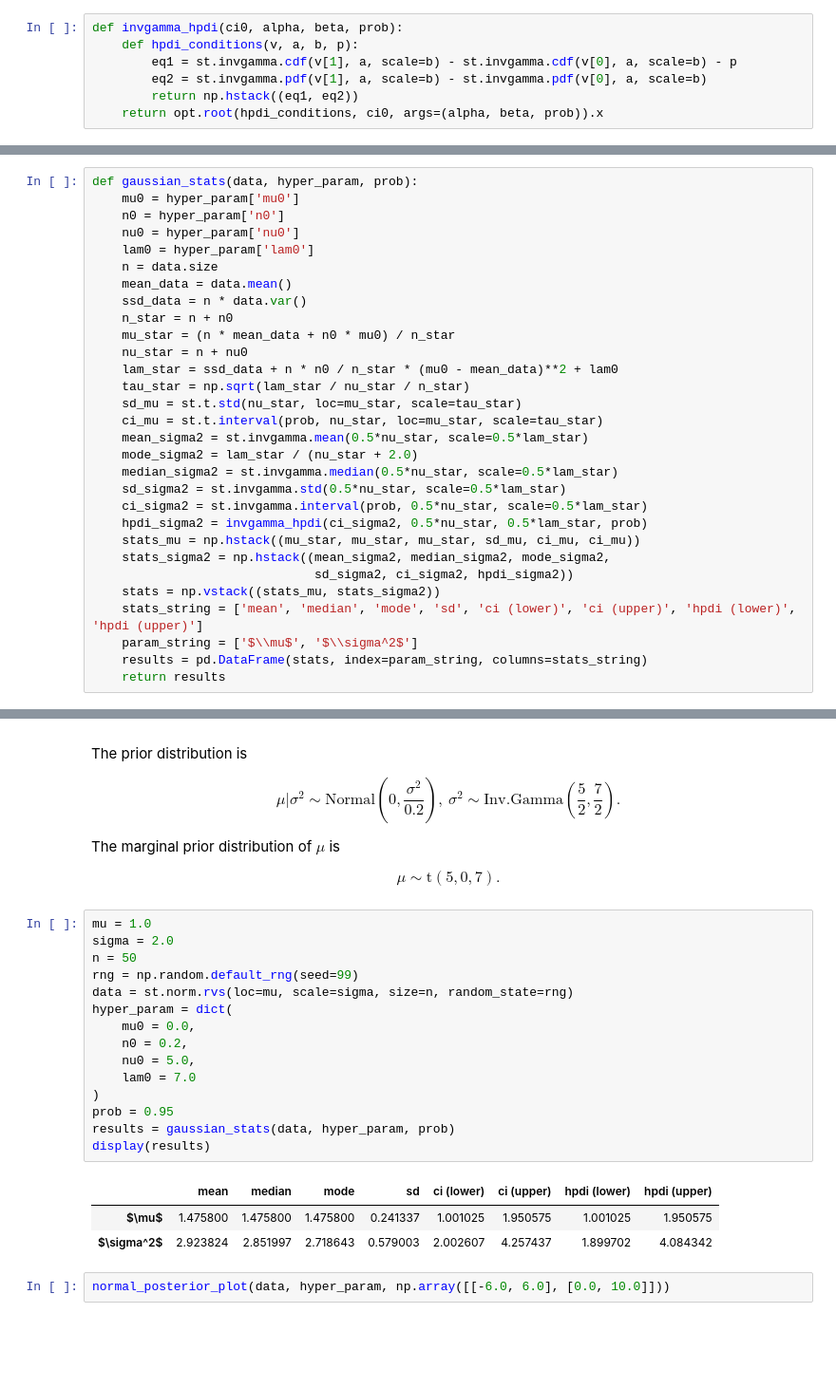
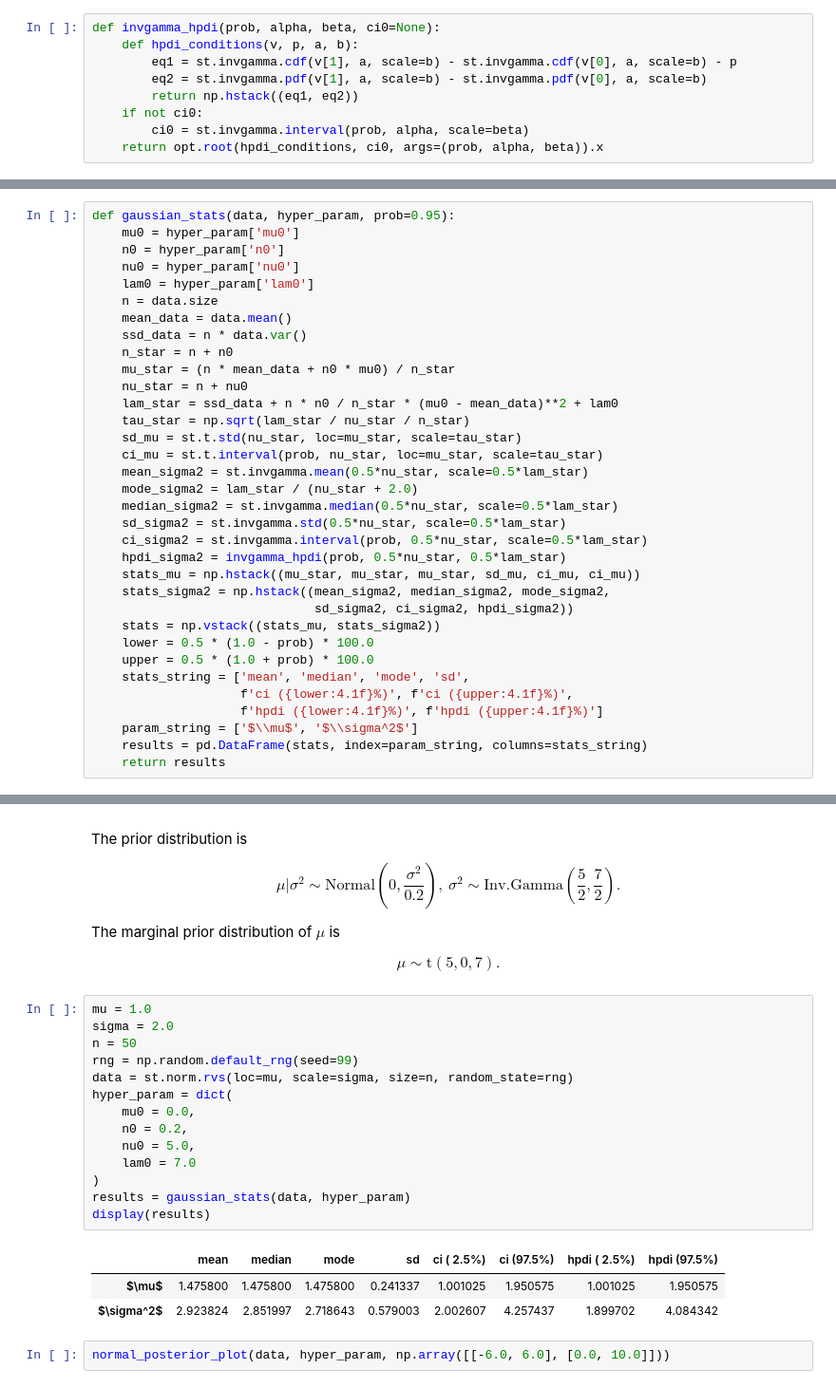
Before and after one commit to nakatsuma/probability_and_statistics, a Jupyter notebook: notebook-a/example_normal.ipynb, the cells around one changed output, grey strips where cells are left out. Shown at 95% size. Drawn from its saved outputs; the diff is of its cells as text; blank space fills up the shorter version.

```diff
--- a/notebook-a/example_normal.ipynb
+++ b/notebook-a/example_normal.ipynb
@@ -226,16 +226,18 @@ The marginal posterior distribution of $\sigma^2$ is an inverse gamma distributi
 
 ### HDPI of the inverse gamma distribution
 # %%
-def invgamma_hpdi(ci0, alpha, beta, prob):
-    def hpdi_conditions(v, a, b, p):
+def invgamma_hpdi(prob, alpha, beta, ci0=None):
+    def hpdi_conditions(v, p, a, b):
         eq1 = st.invgamma.cdf(v[1], a, scale=b) - st.invgamma.cdf(v[0], a, scale=b) - p
         eq2 = st.invgamma.pdf(v[1], a, scale=b) - st.invgamma.pdf(v[0], a, scale=b)
         return np.hstack((eq1, eq2))
-    return opt.root(hpdi_conditions, ci0, args=(alpha, beta, prob)).x
+    if not ci0:
+        ci0 = st.invgamma.interval(prob, alpha, scale=beta)
+    return opt.root(hpdi_conditions, ci0, args=(prob, alpha, beta)).x
 # %% [markdown]
 ### Posterior statistics of the parameters in the normal distribution
 # %%
-def gaussian_stats(data, hyper_param, prob):
+def gaussian_stats(data, hyper_param, prob=0.95):
     mu0 = hyper_param['mu0']
     n0 = hyper_param['n0']
     nu0 = hyper_param['nu0']
@@ -255,12 +257,16 @@ def gaussian_stats(data, hyper_param, prob):
     median_sigma2 = st.invgamma.median(0.5*nu_star, scale=0.5*lam_star)
     sd_sigma2 = st.invgamma.std(0.5*nu_star, scale=0.5*lam_star)
     ci_sigma2 = st.invgamma.interval(prob, 0.5*nu_star, scale=0.5*lam_star)
-    hpdi_sigma2 = invgamma_hpdi(ci_sigma2, 0.5*nu_star, 0.5*lam_star, prob)
+    hpdi_sigma2 = invgamma_hpdi(prob, 0.5*nu_star, 0.5*lam_star)
     stats_mu = np.hstack((mu_star, mu_star, mu_star, sd_mu, ci_mu, ci_mu))
     stats_sigma2 = np.hstack((mean_sigma2, median_sigma2, mode_sigma2,
                               sd_sigma2, ci_sigma2, hpdi_sigma2))
     stats = np.vstack((stats_mu, stats_sigma2))
-    stats_string = ['mean', 'median', 'mode', 'sd', 'ci (lower)', 'ci (upper)', 'hpdi (lower)', 'hpdi (upper)']
+    lower = 0.5 * (1.0 - prob) * 100.0
+    upper = 0.5 * (1.0 + prob) * 100.0
+    stats_string = ['mean', 'median', 'mode', 'sd',
+                    f'ci ({lower:4.1f}%)', f'ci ({upper:4.1f}%)',
+                    f'hpdi ({lower:4.1f}%)', f'hpdi ({upper:4.1f}%)']
     param_string = ['$\\mu$', '$\\sigma^2$']
     results = pd.DataFrame(stats, index=param_string, columns=stats_string)
     return results
@@ -379,20 +385,19 @@ $$
 # %%
 mu = 1.0
 sigma = 2.0
 n = 50
 rng = np.random.default_rng(seed=99)
 data = st.norm.rvs(loc=mu, scale=sigma, size=n, random_state=rng)
 hyper_param = dict(
     mu0 = 0.0,
     n0 = 0.2,
     nu0 = 5.0,
     lam0 = 7.0
 )
-prob = 0.95
-results = gaussian_stats(data, hyper_param, prob)
+results = gaussian_stats(data, hyper_param)
 display(results)
 # %% [output]
-|  | mean | median | mode | sd | ci (lower) | ci (upper) | hpdi (lower) | hpdi (upper) |
+|  | mean | median | mode | sd | ci ( 2.5%) | ci (97.5%) | hpdi ( 2.5%) | hpdi (97.5%) |
 | $\mu$ | 1.475800 | 1.475800 | 1.475800 | 0.241337 | 1.001025 | 1.950575 | 1.001025 | 1.950575 |
 | $\sigma^2$ | 2.923824 | 2.851997 | 2.718643 | 0.579003 | 2.002607 | 4.257437 | 1.899702 | 4.084342 |
 # %%
```
Also changed, not shown: parts of 1 cell of this notebook, 14 other files.
